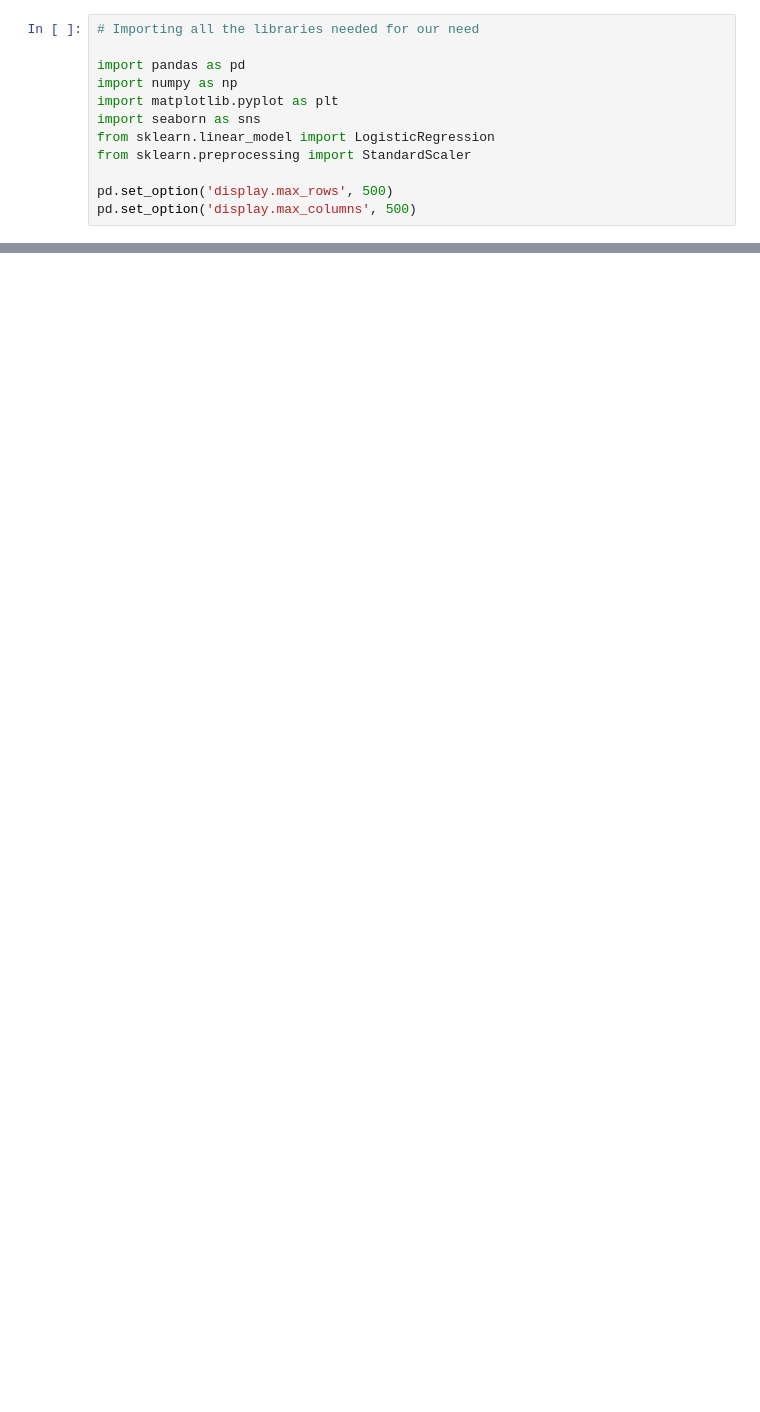
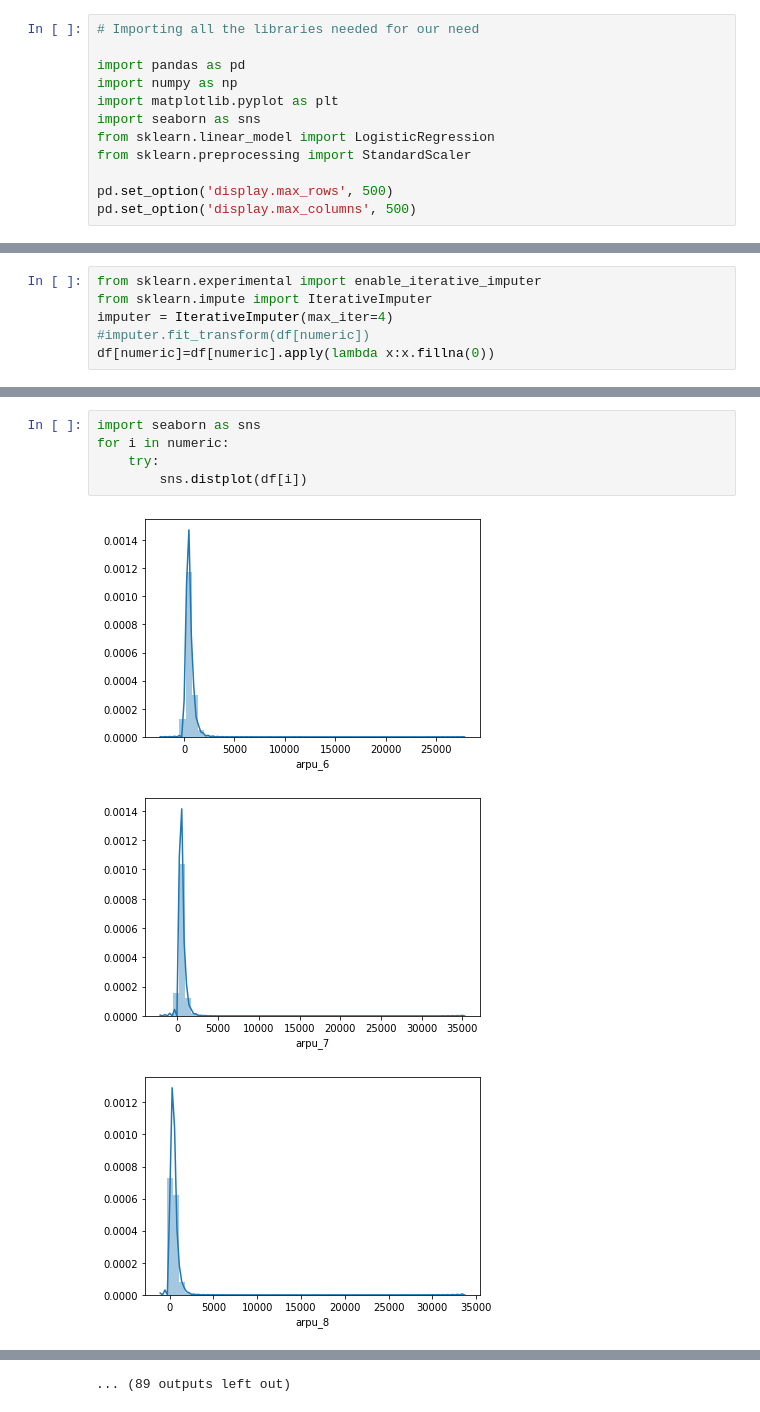
Before and after one commit to jagadeesh-gajula/Telecom-Churn-Prediction, a Jupyter notebook: Telecom Churn Case Study.ipynb, the cells around one changed output, grey strips where cells are left out. Drawn from its saved outputs; the diff is of its cells as text; blank space fills up the shorter version.

```diff
--- a/Telecom Churn Case Study.ipynb
+++ b/Telecom Churn Case Study.ipynb
@@ -73,0 +131,6 @@ df[df['av_amt_data_6_7'] > df['av_amt_data_6_7'].mean()]
+# %%
+from sklearn.experimental import enable_iterative_imputer
+from sklearn.impute import IterativeImputer
+imputer = IterativeImputer(max_iter=4)
+#imputer.fit_transform(df[numeric])
+df[numeric]=df[numeric].apply(lambda x:x.fillna(0))
@@ -73,0 +248,9 @@ df[df['av_amt_data_6_7'] > df['av_amt_data_6_7'].mean()]
+# %%
+import seaborn as sns
+for i in numeric:
+    try:
+        sns.distplot(df[i])
+# %% [output]
+[figure, added]
+[figure, added]
+[figure, added]
@@ -73,0 +266 @@ df[df['av_amt_data_6_7'] > df['av_amt_data_6_7'].mean()]
+... (89 outputs left out)
```
Also changed, not shown: parts of 22 cells of this notebook.
